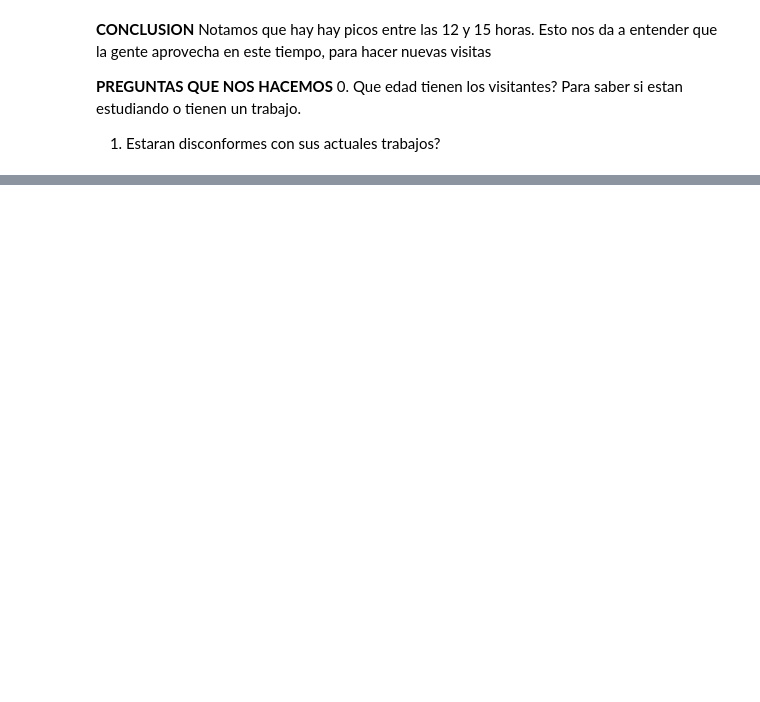
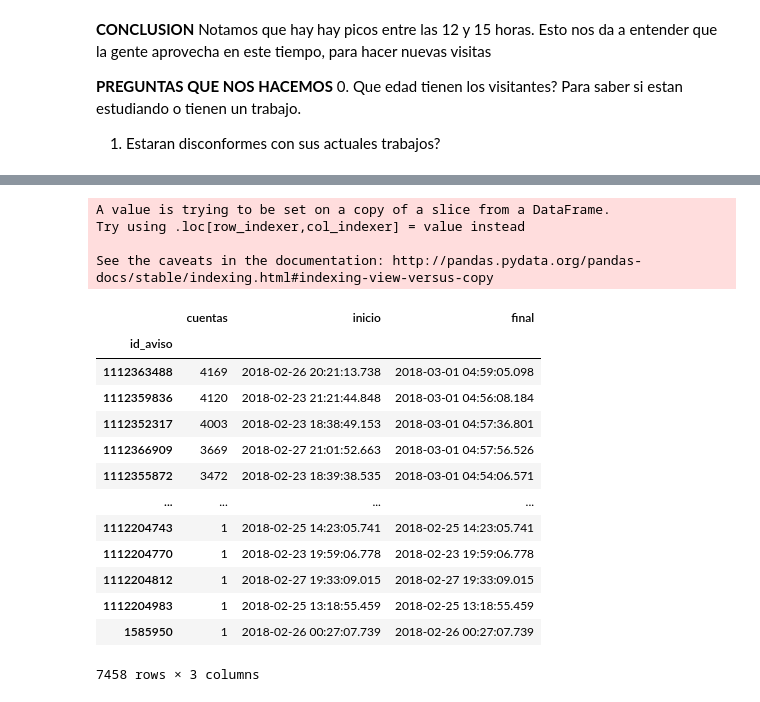
Before and after one commit to akielbowicz/7506-organizacion_de_datos_fiuba, a Jupyter notebook: TP1.ipynb, the cells around one changed output, grey strips where cells are left out. Cells and saved outputs as stored; diff of their text form; code cells hidden in the pictures; blank space fills up the shorter version.

```diff
--- a/TP1.ipynb
+++ b/TP1.ipynb
@@ -875,7 +1286,0 @@ Nos dimos cuenta que el formato de de la columna "fecha_visita"no nos es comodo
-# %%
-#Separamos Date y Time
-temp = pd.DatetimeIndex(visitas['fecha_visita'])
-visitas['fecha_visita'] = temp.date
-visitas['horario_visita'] = temp.time
-
-visitas.head()
@@ -1566,0 +2086,26 @@ postulantes_genero_edad
+# %%
+avisos_mas_visitados = visitas[['id_aviso','timestamp_visita']]
+avisos_mas_visitados['cuentas'] = 1
+avisos_mas_visitados = avisos_mas_visitados.groupby(by='id_aviso').agg({'cuentas':'count','timestamp_visita':['min','max']})
+avisos_mas_visitados.columns = avisos_mas_visitados.columns.droplevel()
+avisos_mas_visitados = avisos_mas_visitados.sort_values(by='count',ascending=False).rename(columns={'count':'cuentas','min':'inicio','max':'final'})
+avisos_mas_visitados
+# %% [output]
+A value is trying to be set on a copy of a slice from a DataFrame.
+Try using .loc[row_indexer,col_indexer] = value instead
+
+See the caveats in the documentation: http://pandas.pydata.org/pandas-docs/stable/indexing.html#indexing-view-versus-copy
+|  | cuentas | inicio | final |
+| id_aviso |  |  |  |
+| 1112363488 | 4169 | 2018-02-26 20:21:13.738 | 2018-03-01 04:59:05.098 |
+| 1112359836 | 4120 | 2018-02-23 21:21:44.848 | 2018-03-01 04:56:08.184 |
+| 1112352317 | 4003 | 2018-02-23 18:38:49.153 | 2018-03-01 04:57:36.801 |
+| 1112366909 | 3669 | 2018-02-27 21:01:52.663 | 2018-03-01 04:57:56.526 |
+| 1112355872 | 3472 | 2018-02-23 18:39:38.535 | 2018-03-01 04:54:06.571 |
+| ... | ... | ... | ... |
+| 1112204743 | 1 | 2018-02-25 14:23:05.741 | 2018-02-25 14:23:05.741 |
+| 1112204770 | 1 | 2018-02-23 19:59:06.778 | 2018-02-23 19:59:06.778 |
+| 1112204812 | 1 | 2018-02-27 19:33:09.015 | 2018-02-27 19:33:09.015 |
+| 1112204983 | 1 | 2018-02-25 13:18:55.459 | 2018-02-25 13:18:55.459 |
+| 1585950 | 1 | 2018-02-26 00:27:07.739 | 2018-02-26 00:27:07.739 |
+7458 rows × 3 columns
```
Also changed, not shown: parts of 190 cells of this notebook.
